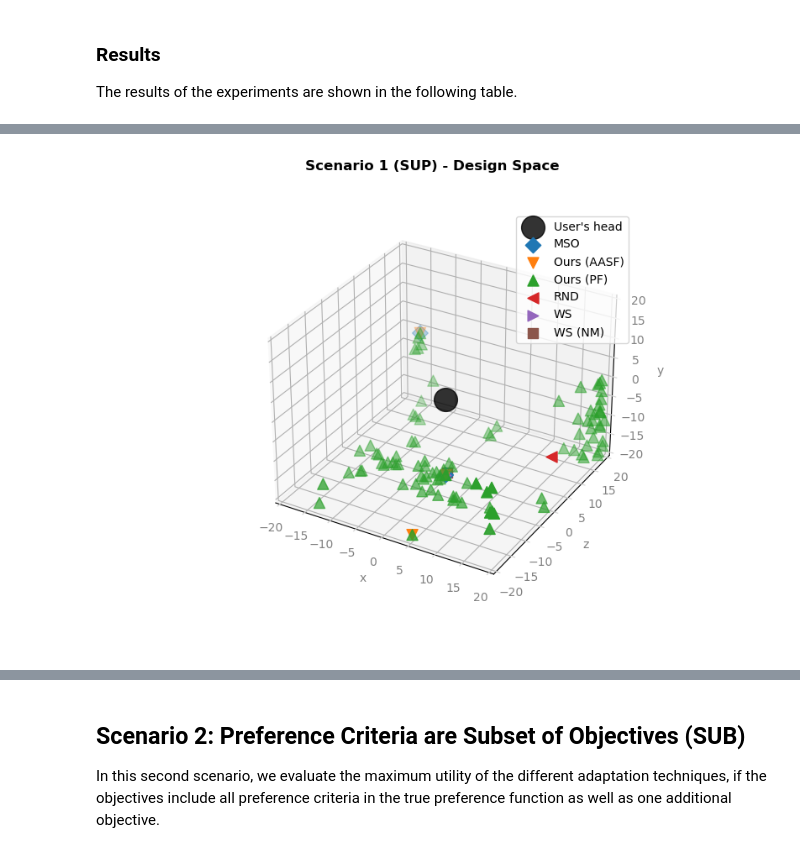
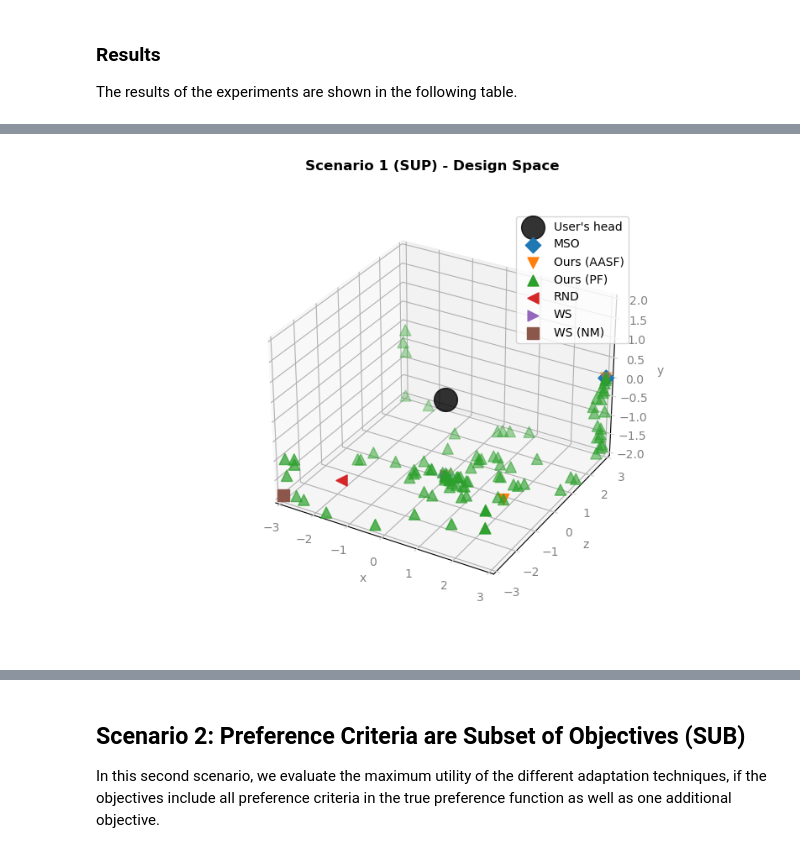
Before and after one commit to christophajohns/auit-pareto-solver, a Jupyter notebook: evaluation.ipynb, the cells around one changed output, grey strips where cells are left out. Saved outputs shown, nothing was run; the diff lists cells and outputs as text; code cells hidden in the pictures.

```diff
--- a/evaluation.ipynb
+++ b/evaluation.ipynb
@@ -378,8 +378,8 @@ def visualize_results_3d(data, adaptations, title):
     ax = fig.add_subplot(111, projection="3d")
     # Set axes limits
     ax.set_xlim(problem.xl[0], problem.xu[0])
-    ax.set_ylim(problem.xl[1], problem.xu[1])
-    ax.set_zlim(problem.xl[2], problem.xu[2])
+    ax.set_ylim(problem.xl[2], problem.xu[2])  # Position label is according to Unity
+    ax.set_zlim(problem.xl[1], problem.xu[1])  # Position label is according to Unity
     # Set axes labels
     ax.set_xlabel("x")
     ax.set_ylabel("z") # Position label is according to Unity
@@ -411,34 +411,34 @@ def visualize_results_3d(data, adaptations, title):
         # Get color
         color = colors.pop(0)
         # Get marker
         marker = markers.pop(0)
         # Plot points
         ax.scatter(
             [adaptation["adaptation"].items[0].position.x for adaptation in suggested_adaptations],
             [adaptation["adaptation"].items[0].position.z for adaptation in suggested_adaptations], # Position label is according to Unity
             [adaptation["adaptation"].items[0].position.y for adaptation in suggested_adaptations], # Position label is according to Unity
             s=[adaptation["utility"] * 100 for adaptation in suggested_adaptations],
             c=color,
             marker=marker,
             label=solver,
         )
     # Set legend
     ax.legend()
     # Return figure
     return fig
 
 def visualize_scenario_1_3d(results, adaptations):
     """Visualize the results for scenario 1 in 3D."""
     # Get data
     data = results[results["scenario"] == "SUP"].sort_values(by="utility", ascending=True)
     # Get figure
     fig = visualize_results_3d(data, adaptations["SUP"], "Scenario 1 (SUP) - Design Space")
     # Return figure
     return fig
 
 fig_scenario_1_3d = visualize_scenario_1_3d(results, adaptations)
 # %% [output]
-[figure, old version]
+[figure, new version]
 # %%
 # Visualize the results in the preference space
 def visualize_results_preference_space(data, adaptations, title):
```
Also changed, not shown: parts of 42 cells of this notebook, 3 other files.
